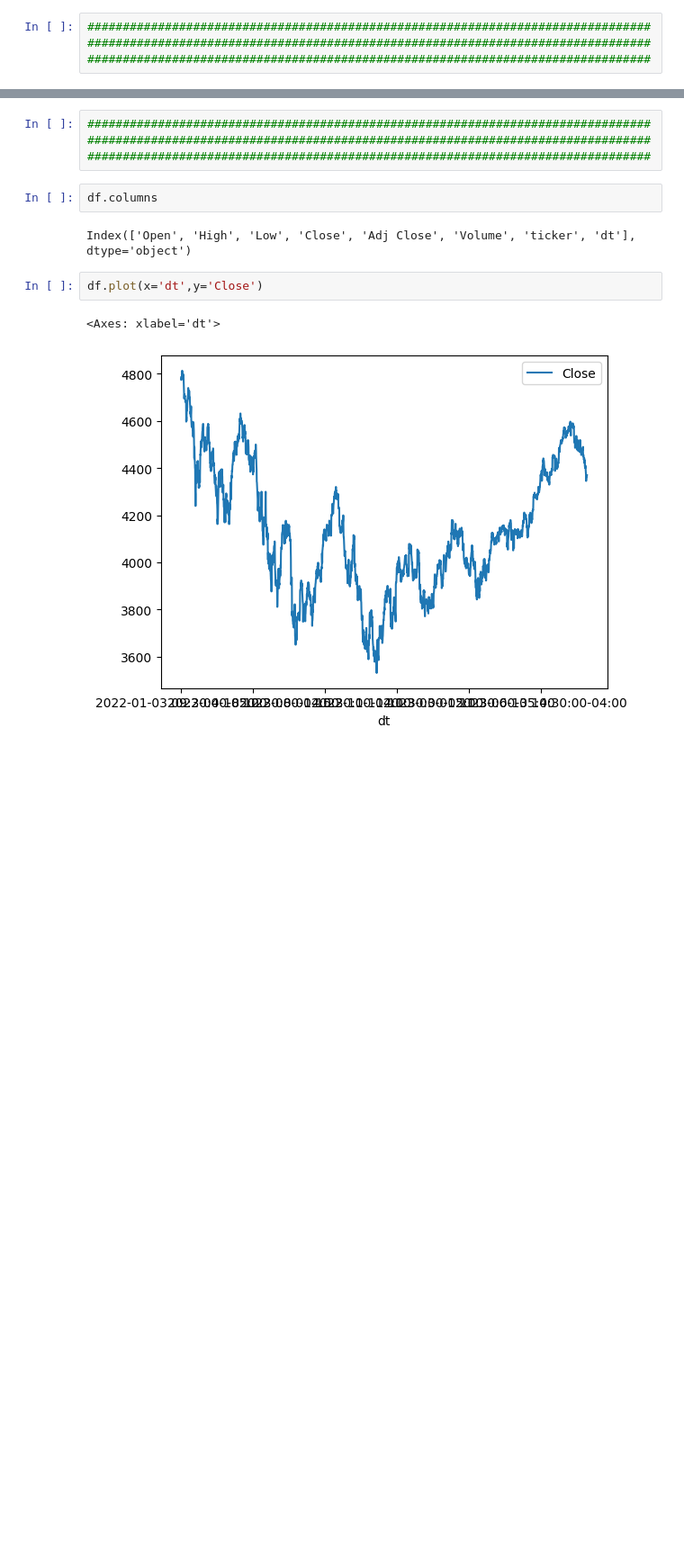
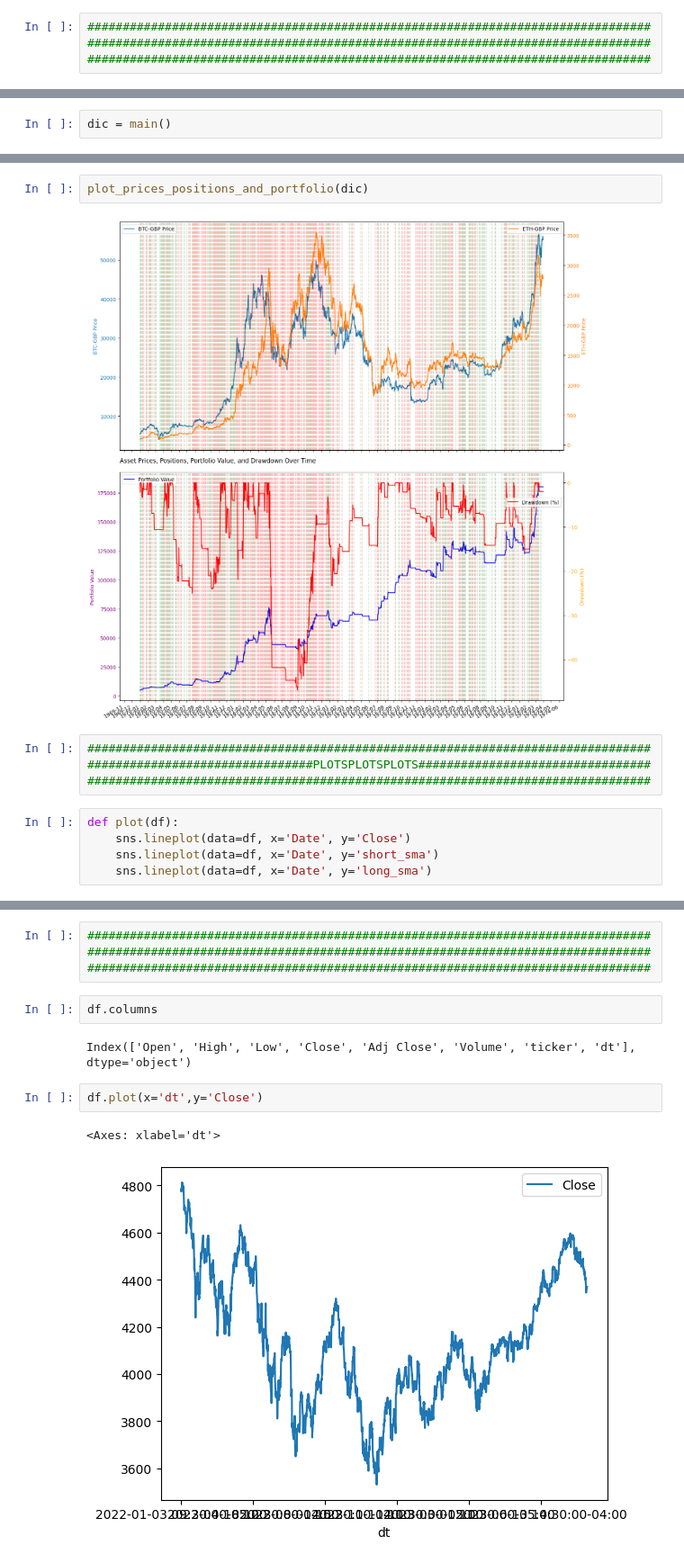
Before and after one commit to HdamaGIT/daman-trading, a Jupyter notebook: trading_system/main.ipynb, the cells around one changed output, grey strips where cells are left out. Shown at 90% size. Saved outputs shown, nothing was run; the diff lists cells and outputs as text; blank space fills up the shorter version.

```diff
--- a/trading_system/main.ipynb
+++ b/trading_system/main.ipynb
@@ -12,0 +25,2 @@ from master_func import master
+# %%
+dic = main()
@@ -12,0 +73,13 @@ from master_func import master
+# %%
+plot_prices_positions_and_portfolio(dic)
+# %% [output]
+[figure, added]
+# %%
+################################################################################
+################################PLOTSPLOTSPLOTS#################################
+################################################################################
+# %%
+def plot(df):
+    sns.lineplot(data=df, x='Date', y='Close')
+    sns.lineplot(data=df, x='Date', y='short_sma')
+    sns.lineplot(data=df, x='Date', y='long_sma')
```
Also changed, not shown: parts of 13 cells of this notebook, 50 other files.
